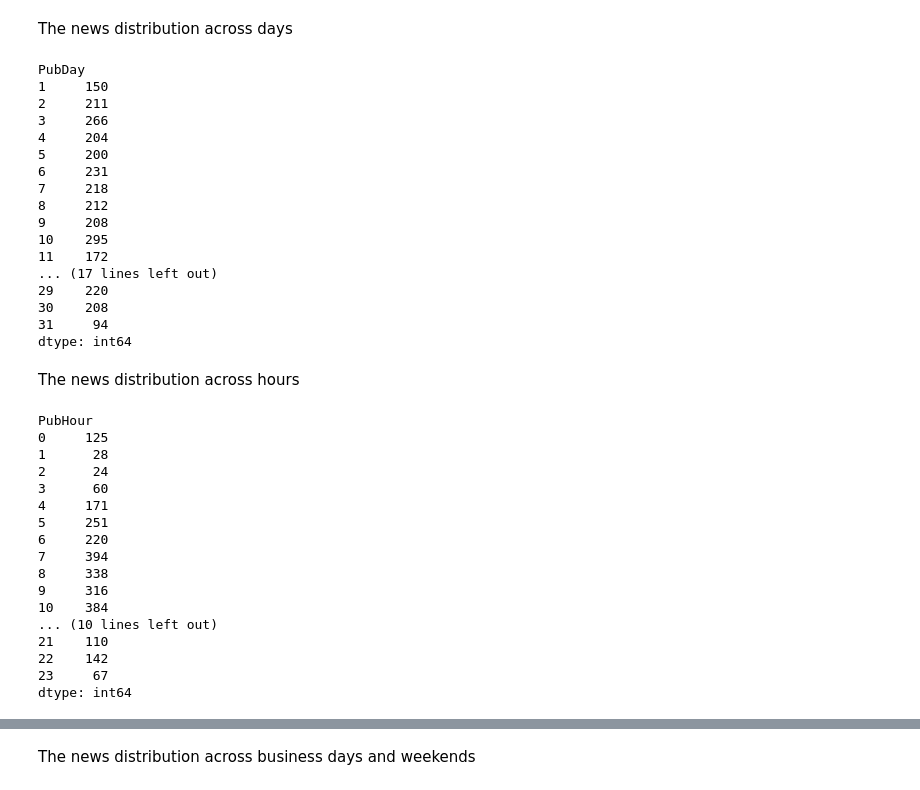
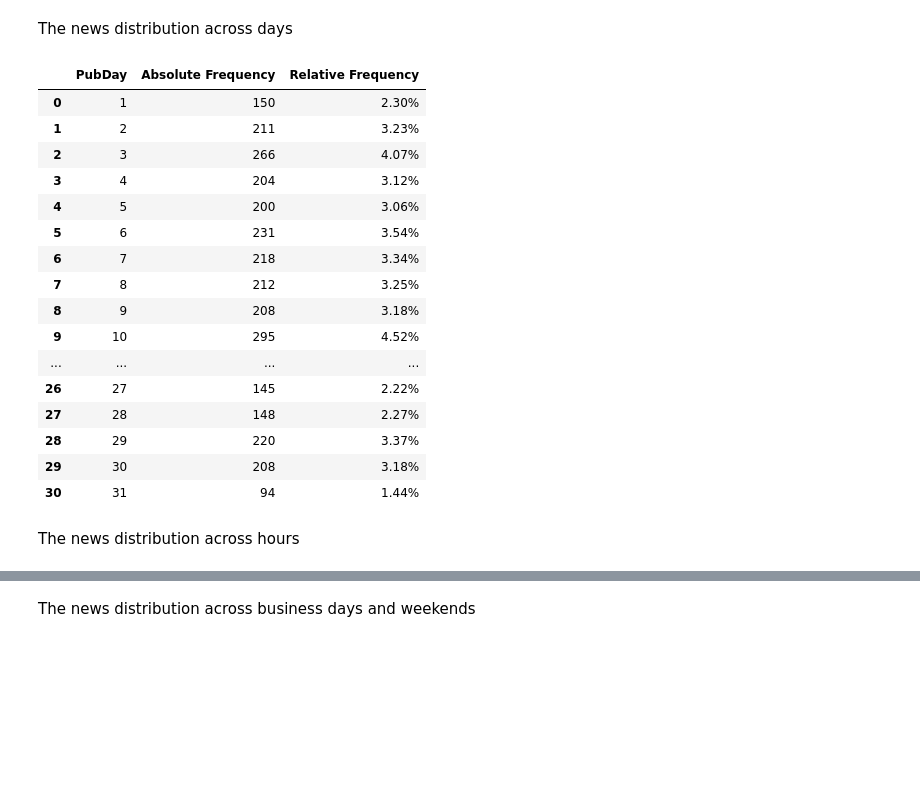
Before and after one commit to brunovilar/DataAnalysisCourse, a Jupyter notebook: Data-Management-and-Visualization/Week3-DataManipulation.ipynb, the cells around one changed output, grey strips where cells are left out. Drawn from its saved outputs; the diff is of its cells as text; code cells hidden in the pictures; blank space fills up the shorter version.

Commit message:
Improving the frequency tables presentation.

```diff
--- a/Data-Management-and-Visualization/Week3-DataManipulation.ipynb
+++ b/Data-Management-and-Visualization/Week3-DataManipulation.ipynb
@@ -197,3 +201,20 @@ In this section some data preparation steps are performed to segment and extract
+# %%
+def create_frequency_table(dataset, reference_column):
+    """Create a data frame with absolute and relative frequency of a reference column
+
+    Arguments:
+      * dataset: a data frame
+      * reference_column: the reference column from which the frequency will be computed
+
+    Returns:
+       * a data frame with relative and absolute frequency of a column
+
+    """
+    frequency_table = dataset.groupby([reference_column], as_index=False).size()
+    return pd.DataFrame({reference_column: frequency_table.index.values,
+             'Absolute Frequency': frequency_table.values,
+             'Relative Frequency': ["{0:.2f}%".format(x/len(dataset)*100) for x in frequency_table.values] },
+             columns=[reference_column, 'Absolute Frequency', 'Relative Frequency'])
 # %% [markdown]
 The first manipulation performed is binning (or segmenting) the *WordCount* variable.
 # %%
@@ -257,44 +276,24 @@ dtype: int64
 # %% [markdown]
 The news distribution across days
-# %%
-sub_dataset.groupby(["PubDay"]).size()
-# %% [output]
-PubDay
-1     150
-2     211
-3     266
-4     204
-5     200
-6     231
-7     218
-8     212
-9     208
-10    295
-11    172
-... (17 lines left out)
-29    220
-30    208
-31     94
-dtype: int64
+# %%
+create_frequency_table(sub_dataset, 'PubDay')
+# %% [output]
+|  | PubDay | Absolute Frequency | Relative Frequency |
+| 0 | 1 | 150 | 2.30% |
+| 1 | 2 | 211 | 3.23% |
+| 2 | 3 | 266 | 4.07% |
+| 3 | 4 | 204 | 3.12% |
+| 4 | 5 | 200 | 3.06% |
+| 5 | 6 | 231 | 3.54% |
+| 6 | 7 | 218 | 3.34% |
+| 7 | 8 | 212 | 3.25% |
+| 8 | 9 | 208 | 3.18% |
+| 9 | 10 | 295 | 4.52% |
+| ... | ... | ... | ... |
+| 26 | 27 | 145 | 2.22% |
+| 27 | 28 | 148 | 2.27% |
+| 28 | 29 | 220 | 3.37% |
+| 29 | 30 | 208 | 3.18% |
+| 30 | 31 | 94 | 1.44% |
 # %% [markdown]
 The news distribution across hours
-# %%
-sub_dataset.groupby(["PubHour"]).size()
-# %% [output]
-PubHour
-0     125
-1      28
-2      24
-3      60
-4     171
-5     251
-6     220
-7     394
-8     338
-9     316
-10    384
-... (10 lines left out)
-21    110
-22    142
-23     67
-dtype: int64
```
Also changed, not shown: parts of 12 cells of this notebook.
